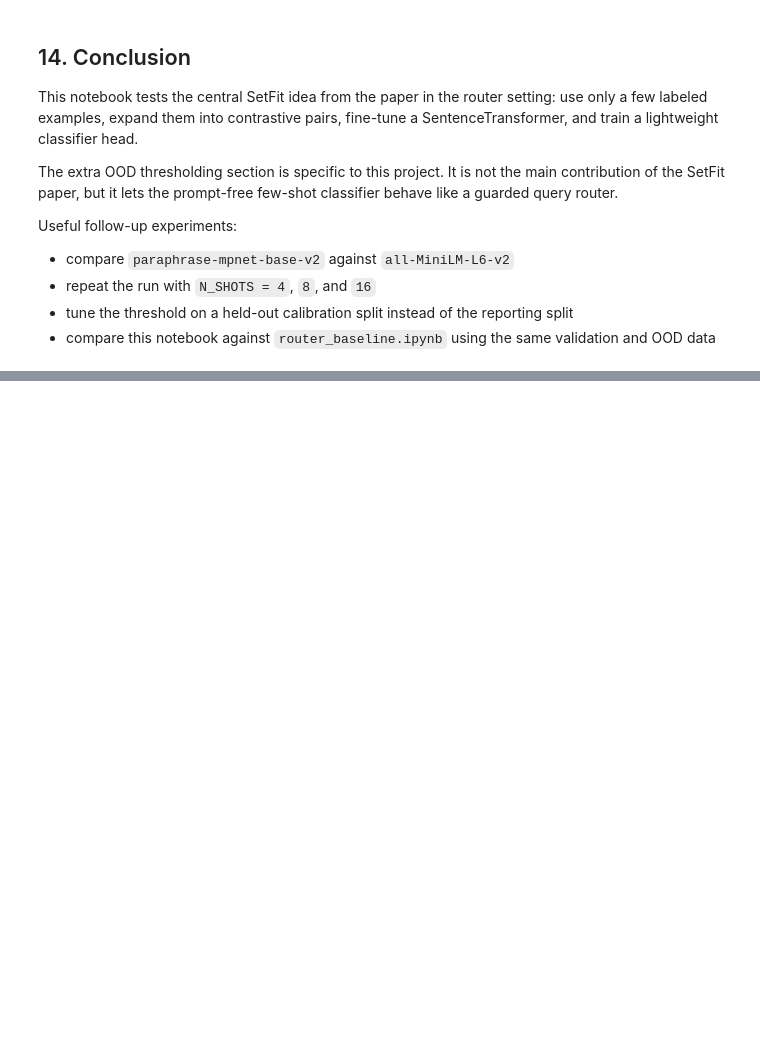
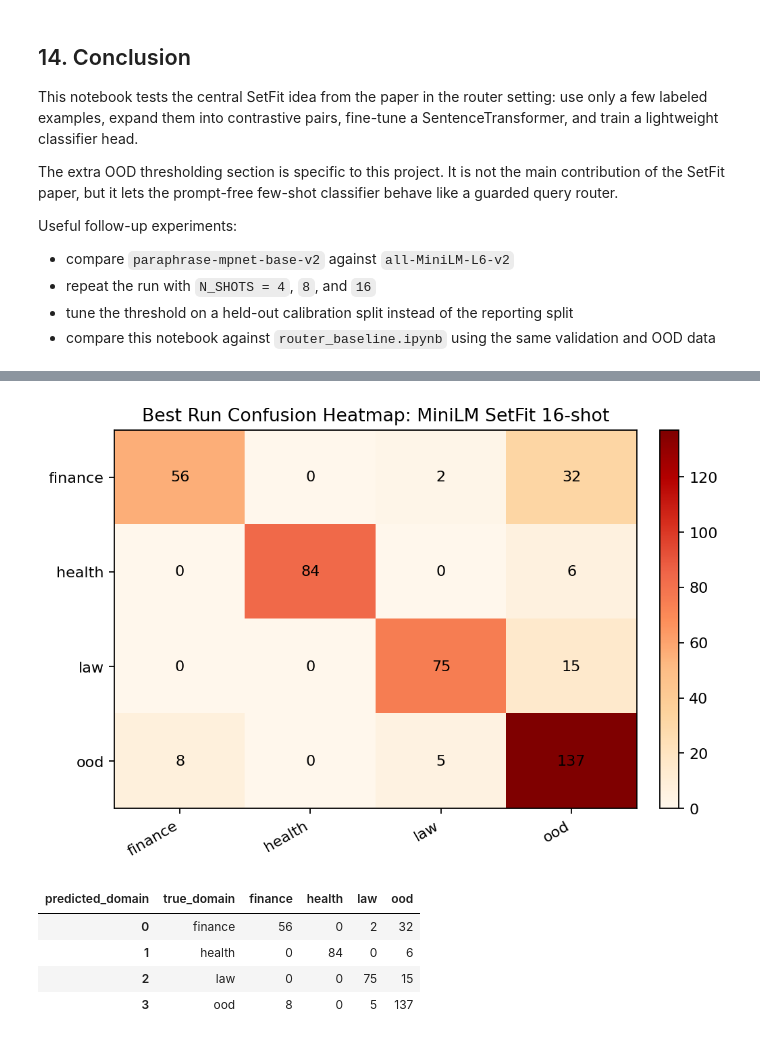
Before and after one commit to TomasH60/nsiete_projekt3, a Jupyter notebook: notebooks/setfit_methodology.ipynb, the cells around one changed output, grey strips where cells are left out. Cells and saved outputs as stored; diff of their text form; code cells hidden in the pictures; blank space fills up the shorter version.

```diff
--- a/notebooks/setfit_methodology.ipynb
+++ b/notebooks/setfit_methodology.ipynb
@@ -444,0 +911,33 @@ Useful follow-up experiments:
+# %%
+best_run_name = benchmark_summary_df.iloc[0]["run_name"]
+best_confusion = benchmark_confusion_df[benchmark_confusion_df["run_name"] == best_run_name].copy()
+best_confusion_pivot = best_confusion.pivot_table(
+    index="true_domain",
+    columns="predicted_domain",
+    values="count",
+    aggfunc="sum",
+    fill_value=0,
+)
+
+fig, ax = plt.subplots(figsize=(6.5, 4.5))
+image = ax.imshow(best_confusion_pivot.to_numpy(), cmap="OrRd", aspect="auto")
+ax.set_xticks(range(len(best_confusion_pivot.columns)))
+ax.set_xticklabels(best_confusion_pivot.columns.tolist(), rotation=30, ha="right")
+ax.set_yticks(range(len(best_confusion_pivot.index)))
+ax.set_yticklabels(best_confusion_pivot.index.tolist())
+ax.set_title(f"Best Run Confusion Heatmap: {best_run_name}")
+for row_index in range(len(best_confusion_pivot.index)):
+    for column_index in range(len(best_confusion_pivot.columns)):
+        ax.text(column_index, row_index, int(best_confusion_pivot.iloc[row_index, column_index]), ha="center", va="center", color="black")
+fig.colorbar(image, ax=ax, fraction=0.046, pad=0.04)
+plt.tight_layout()
+plt.savefig(BENCHMARK_OUTPUT_DIR / "best_run_confusion_heatmap.png", dpi=160, bbox_inches="tight")
+plt.show()
+best_confusion_pivot
+# %% [output]
+[figure, added]
+| predicted_domain | true_domain | finance | health | law | ood |
+| 0 | finance | 56 | 0 | 2 | 32 |
+| 1 | health | 0 | 84 | 0 | 6 |
+| 2 | law | 0 | 0 | 75 | 15 |
+| 3 | ood | 8 | 0 | 5 | 137 |
```
Also changed, not shown: parts of 33 cells of this notebook, 3 other files.
